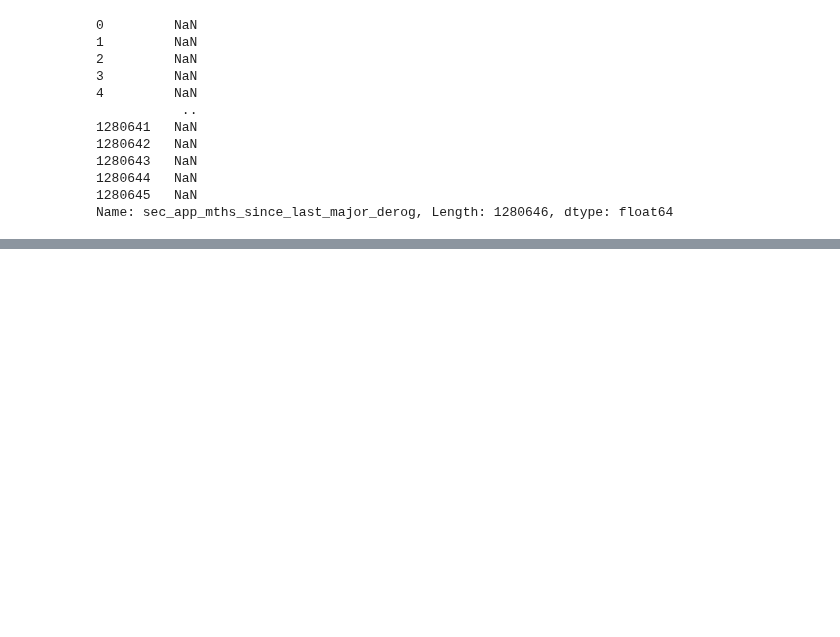
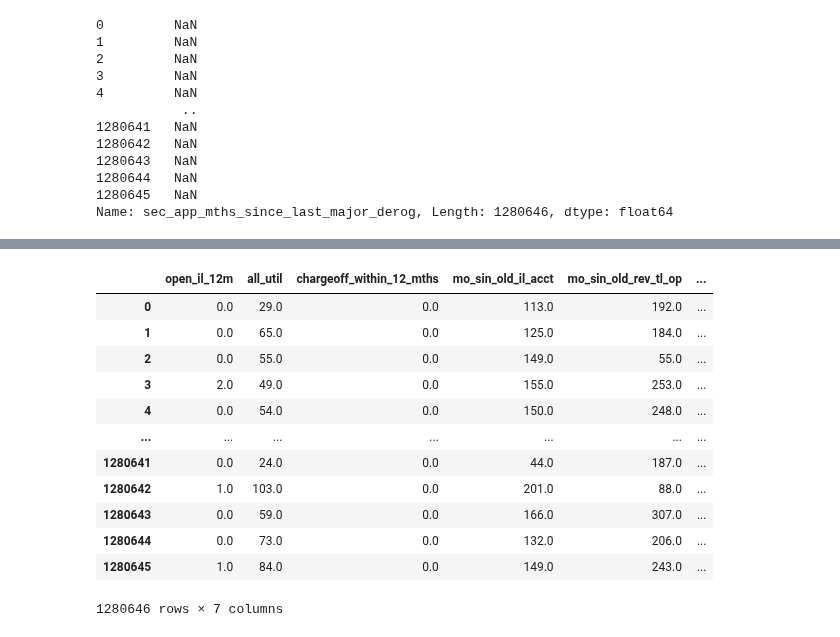
Before and after one commit to preetmodi/Credit-Risk-Analytics, a Jupyter notebook: Data_Cleaning_P.ipynb, the cells around one changed output, grey strips where cells are left out. Cells and saved outputs as stored; diff of their text form; code cells hidden in the pictures; blank space fills up the shorter version.

```diff
--- a/Data_Cleaning_P.ipynb
+++ b/Data_Cleaning_P.ipynb
@@ -372,0 +396,7 @@ Name: sec_app_mths_since_last_major_derog, Length: 1280646, dtype: float64
+# %%
+drop_columns+=['emp_length', 'emp_title']
+# %%
+drop_columns+=['desc']
+# %%
+transformed_data['bank_dlq'] = np.where(origination_df['mths_since_recent_bc_dlq'].isnull(), 0, 1)
+drop_columns+=['mths_since_recent_bc_dlq']
@@ -372,0 +405,3 @@ Name: sec_app_mths_since_last_major_derog, Length: 1280646, dtype: float64
+# %%
+transformed_data['il_acc'] = np.where(origination_df['mths_since_rcnt_il'].isnull(), 0, 1)
+drop_columns += ['mths_since_rcnt_il']
@@ -372,0 +437,17 @@ Name: sec_app_mths_since_last_major_derog, Length: 1280646, dtype: float64
+# %%
+drop_columns+=['open_il_12m', 'all_util', 'chargeoff_within_12_mths', 'mo_sin_old_il_acct', 'mo_sin_old_rev_tl_op', 'mo_sin_rcnt_rev_tl_op', 'mo_sin_rcnt_tl']
+origination_df[['open_il_12m', 'all_util', 'chargeoff_within_12_mths', 'mo_sin_old_il_acct', 'mo_sin_old_rev_tl_op', 'mo_sin_rcnt_rev_tl_op', 'mo_sin_rcnt_tl']]
+# %% [output]
+|  | open_il_12m | all_util | chargeoff_within_12_mths | mo_sin_old_il_acct | mo_sin_old_rev_tl_op | ... |
+| 0 | 0.0 | 29.0 | 0.0 | 113.0 | 192.0 | ... |
+| 1 | 0.0 | 65.0 | 0.0 | 125.0 | 184.0 | ... |
+| 2 | 0.0 | 55.0 | 0.0 | 149.0 | 55.0 | ... |
+| 3 | 2.0 | 49.0 | 0.0 | 155.0 | 253.0 | ... |
+| 4 | 0.0 | 54.0 | 0.0 | 150.0 | 248.0 | ... |
+| ... | ... | ... | ... | ... | ... | ... |
+| 1280641 | 0.0 | 24.0 | 0.0 | 44.0 | 187.0 | ... |
+| 1280642 | 1.0 | 103.0 | 0.0 | 201.0 | 88.0 | ... |
+| 1280643 | 0.0 | 59.0 | 0.0 | 166.0 | 307.0 | ... |
+| 1280644 | 0.0 | 73.0 | 0.0 | 132.0 | 206.0 | ... |
+| 1280645 | 1.0 | 84.0 | 0.0 | 149.0 | 243.0 | ... |
+1280646 rows × 7 columns
```
Also changed, not shown: parts of 24 cells of this notebook.
